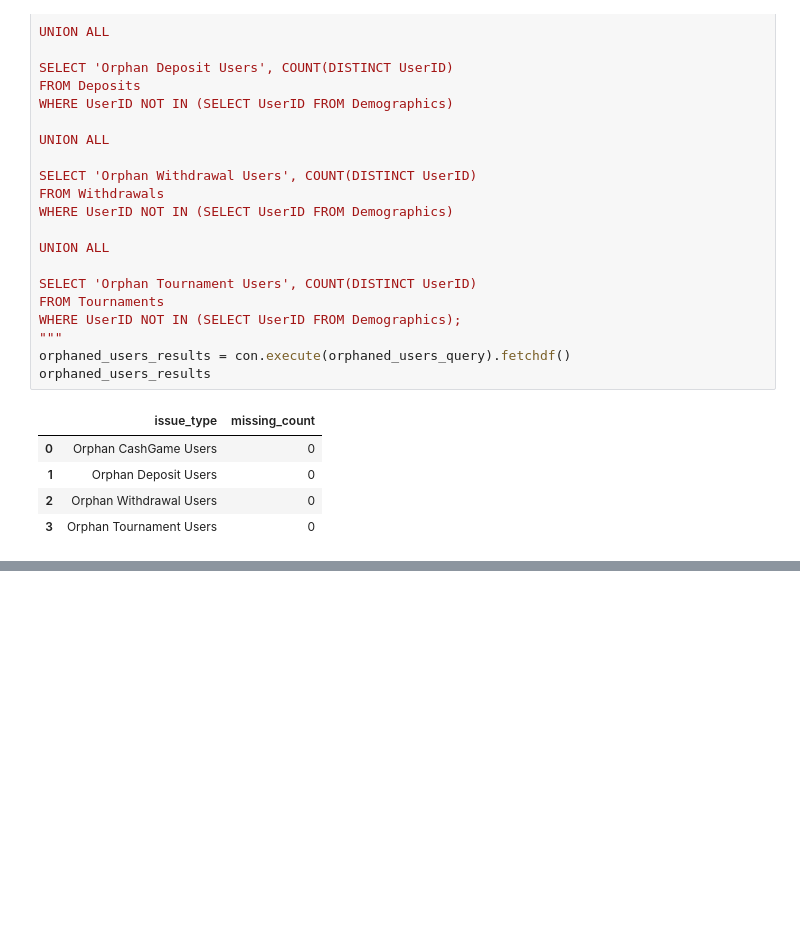
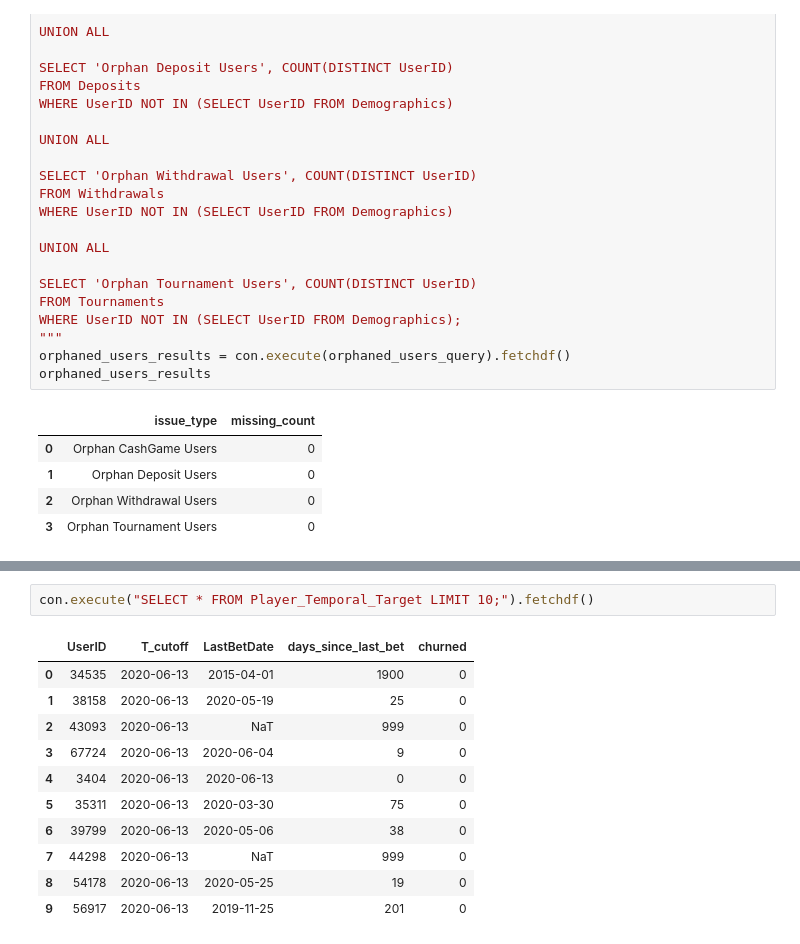
Before and after one commit to Shemshemy/churning, a Jupyter notebook: index.ipynb, the cells around one changed output, grey strips where cells are left out. Saved outputs shown, nothing was run; the diff lists cells and outputs as text; blank space fills up the shorter version.

```diff
--- a/index.ipynb
+++ b/index.ipynb
@@ -258,0 +383,14 @@ missing_withdrawals_data
+# %%
+con.execute("SELECT * FROM Player_Temporal_Target LIMIT 10;").fetchdf()
+# %% [output]
+|  | UserID | T_cutoff | LastBetDate | days_since_last_bet | churned |
+| 0 | 34535 | 2020-06-13 | 2015-04-01 | 1900 | 0 |
+| 1 | 38158 | 2020-06-13 | 2020-05-19 | 25 | 0 |
+| 2 | 43093 | 2020-06-13 | NaT | 999 | 0 |
+| 3 | 67724 | 2020-06-13 | 2020-06-04 | 9 | 0 |
+| 4 | 3404 | 2020-06-13 | 2020-06-13 | 0 | 0 |
+| 5 | 35311 | 2020-06-13 | 2020-03-30 | 75 | 0 |
+| 6 | 39799 | 2020-06-13 | 2020-05-06 | 38 | 0 |
+| 7 | 44298 | 2020-06-13 | NaT | 999 | 0 |
+| 8 | 54178 | 2020-06-13 | 2020-05-25 | 19 | 0 |
+| 9 | 56917 | 2020-06-13 | 2019-11-25 | 201 | 0 |
```
Also changed, not shown: parts of 17 cells of this notebook.
